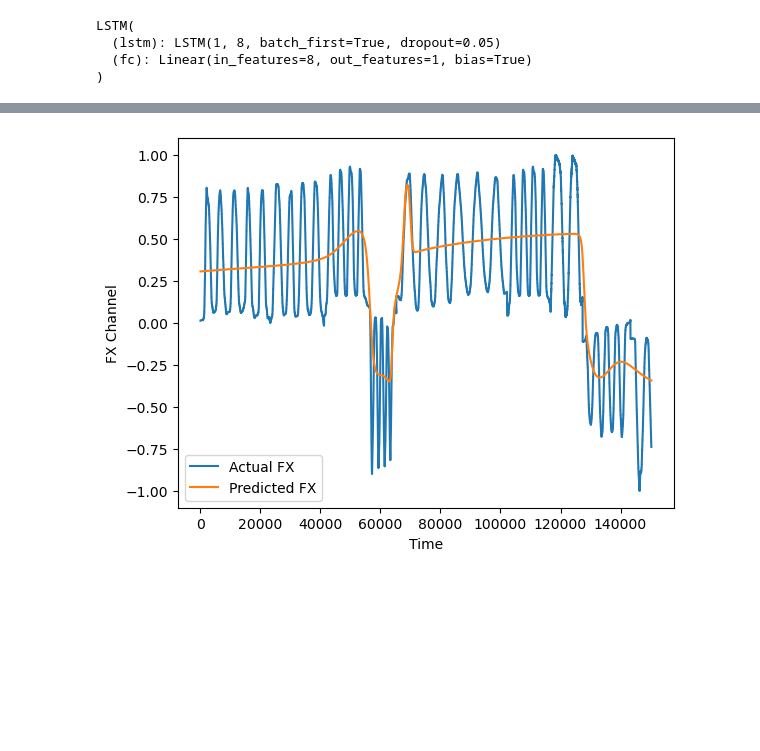
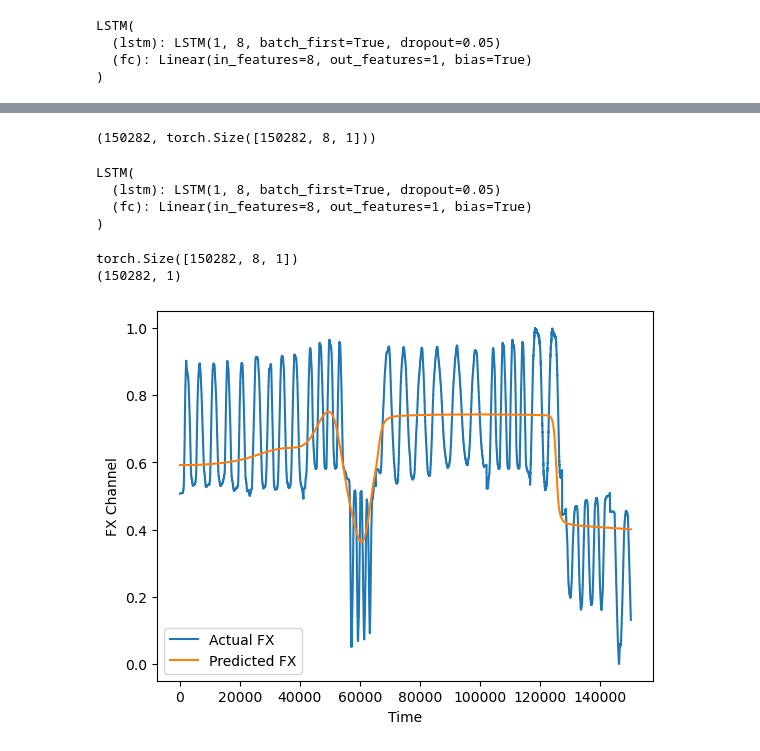
Before and after one commit to johnymeng/imed, a Jupyter notebook: Time Series Prediction/lstm_7.ipynb, the cells around one changed output, grey strips where cells are left out. Drawn from its saved outputs; the diff is of its cells as text; code cells hidden in the pictures; blank space fills up the shorter version.

```diff
--- a/Time Series Prediction/lstm_7.ipynb
+++ b/Time Series Prediction/lstm_7.ipynb
@@ -256,9 +275,9 @@ X_train.shape, X_test.shape, y_train.shape, y_test.shape
 # %% [output]
 ((150282, 8), (37571, 8), (150282,), (37571,))
 # %%
-X_train = torch.tensor(X_train).float()
-y_train = torch.tensor(y_train).float()
-X_test = torch.tensor(X_test).float()
-y_test = torch.tensor(y_test).float()
+# X_train = torch.tensor(X_train).float()
+# y_train = torch.tensor(y_train).float()
+# X_test = torch.tensor(X_test).float()
+# y_test = torch.tensor(y_test).float()
 
-X_train.shape, X_test.shape, y_train.shape, y_test.shape
+# X_train.shape, X_test.shape, y_train.shape, y_test.shape
@@ -272,7 +284,7 @@ X_train.shape, X_test.shape, y_train.shape, y_test.shape
 # %%
 from sklearn.preprocessing import MinMaxScaler
 
-scaler = MinMaxScaler(feature_range=(-1, 1))
+scaler = MinMaxScaler(feature_range=(0, 1))
 
 X_train = scaler.fit_transform(X_train)
 X_test = scaler.fit_transform(X_test)
@@ -312,3 +324,6 @@ X_train.shape, X_test.shape, y_train.shape, y_test.shape
 # %%
 #set device
 device = "cuda" if torch.cuda.is_available() else "cpu"
+device = "mps" if torch.backends.mps.is_available() else "cpu"
+
+device
@@ -375,7 +401,7 @@ class LSTM(nn.Module):
         self.lstm = nn.LSTM(input_size, hidden_size, num_stacked_layers,
                             batch_first=True, dropout=0.05)
 
-        self.fc = nn.Linear(hidden_size, 1)
+        self.fc = nn.Linear(hidden_size, 1, bias=True)
 
     def forward(self, x):
         batch_size = x.size(0)
@@ -490,15 +523,31 @@ plt.show()
+# %%
+len(X_train), X_train.shape
+# %% [output]
+(150282, torch.Size([150282, 8, 1]))
+# %%
+print(model)
+# %% [output]
+LSTM(
+  (lstm): LSTM(1, 8, batch_first=True, dropout=0.05)
+  (fc): Linear(in_features=8, out_features=1, bias=True)
+)
 # %%
-with torch.no_grad():
-    predicted = model(X_train.to(device)).to('cpu').numpy()
+model.eval()
+with torch.inference_mode():
+    predicted = model((X_train).to(device)).to('cpu').numpy()
 
+print(X_train.shape)
+print(predicted.shape)
 plt.plot(y_train, label='Actual FX')
 plt.plot(predicted, label='Predicted FX')
 plt.xlabel('Time')
 plt.ylabel('FX Channel')
 plt.legend()
 plt.show()
 # %% [output]
+torch.Size([150282, 8, 1])
+(150282, 1)
-[figure, old version]
+[figure, new version]
 # %%
 model.eval()
 with torch.inference_mode():
```
Also changed, not shown: parts of 20 cells of this notebook, 5 other files.
